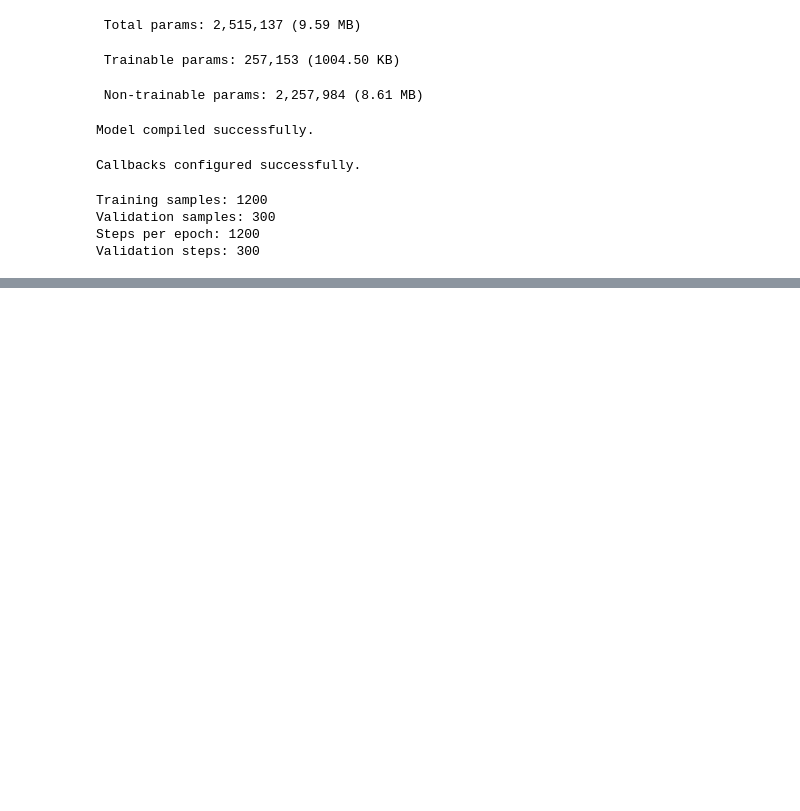
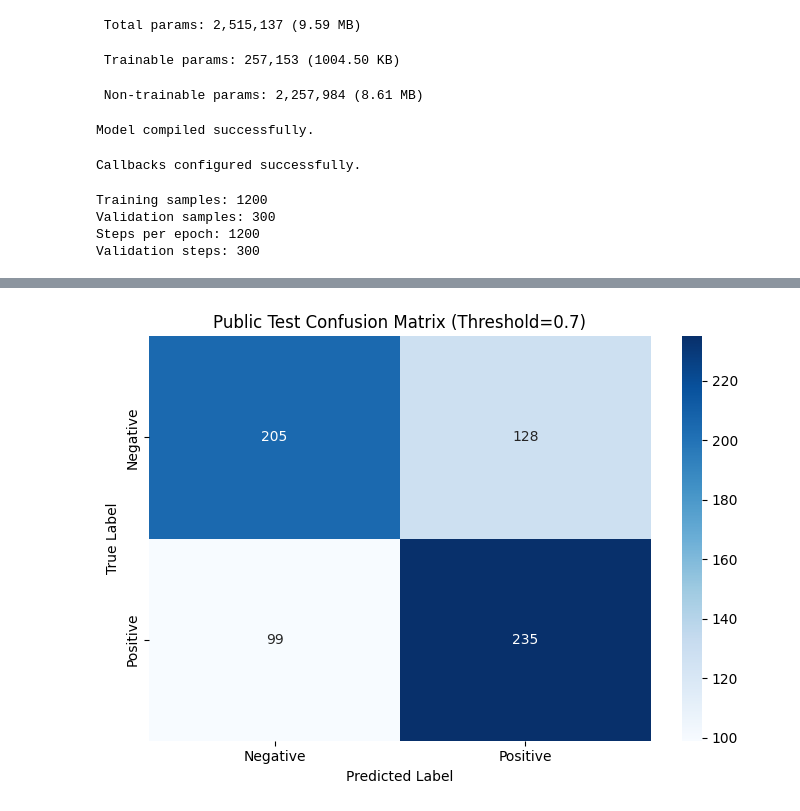
Before and after one commit to Ai-group-09/crash-detection-vision, a Jupyter notebook: advanced_tasks/model_training.ipynb, the cells around one changed output, grey strips where cells are left out. Saved outputs shown, nothing was run; the diff lists cells and outputs as text; code cells hidden in the pictures; blank space fills up the shorter version.

Commit message:
Project completion and fine-tuning of the final model

```diff
--- a/advanced_tasks/model_training.ipynb
+++ b/advanced_tasks/model_training.ipynb
@@ -1030,0 +1061,14 @@ plt.show()
+# %%
+import numpy as np
+
+y_true = public_df["label"].astype(int).to_numpy()
+
+y_pred_prob = np.asarray(y_pred_prob).reshape(-1)
+y_pred = (y_pred_prob >= 0.5).astype(int)
+
+assert len(y_true) == len(y_pred_prob), (
+    f"Mismatch: y_true={len(y_true)}, predictions={len(y_pred_prob)}"
+)
+
+print("Evaluation data prepared successfully.")
+print("Total test samples:", len(y_true))
@@ -1030,0 +1078,77 @@ plt.show()
+# %%
+import numpy as np
+import pandas as pd
+import matplotlib.pyplot as plt
+import seaborn as sns
+
+from sklearn.metrics import (
+    accuracy_score,
+    precision_score,
+    recall_score,
+    f1_score,
+    roc_auc_score,
+    confusion_matrix,
+    classification_report
+)
+
+# Final decision threshold
+THRESHOLD = 0.70
+
+# Ground truth and predictions
+y_true_final = np.asarray(y_true).astype(int)
+y_prob_final = np.asarray(y_pred_prob).reshape(-1)
+y_pred_final = (y_prob_final >= THRESHOLD).astype(int)
+
+# Calculate metrics
+results = {
+    "Threshold": THRESHOLD,
+    "Accuracy": accuracy_score(y_true_final, y_pred_final),
+    "Precision": precision_score(y_true_final, y_pred_final, zero_division=0),
+    "Recall": recall_score(y_true_final, y_pred_final, zero_division=0),
+    "F1-Score": f1_score(y_true_final, y_pred_final, zero_division=0),
+    "ROC-AUC": roc_auc_score(y_true_final, y_prob_final)
+}
+
+print("=" * 55)
+print("FINAL PUBLIC TEST EVALUATION")
+print("=" * 55)
+
+for metric, value in results.items():
+    print(f"{metric}: {value:.4f}")
+
+print("\nClassification Report:")
+print(classification_report(
+    y_true_final,
+    y_pred_final,
+    target_names=["Negative", "Positive"],
+    digits=4,
+    zero_division=0
+))
+
+# Confusion Matrix
+cm = confusion_matrix(y_true_final, y_pred_final)
+
+plt.figure(figsize=(7, 5))
+sns.heatmap(
+    cm,
+    annot=True,
+    fmt="d",
+    cmap="Blues",
+    xticklabels=["Negative", "Positive"],
+    yticklabels=["Negative", "Positive"]
+)
+
+plt.title(f"Public Test Confusion Matrix (Threshold={THRESHOLD})")
+plt.xlabel("Predicted Label")
+plt.ylabel("True Label")
+plt.tight_layout()
+plt.show()
+
+# Save final metrics
+pd.DataFrame([results]).to_csv(
+    "/content/drive/MyDrive/Nexar_Project/final_public_metrics.csv",
+    index=False
+)
+
+print("\nFinal evaluation metrics saved successfully.")
+# %% [output]
@@ -1030,0 +1174 @@ plt.show()
+[figure, added]
```
Also changed, not shown: parts of 40 cells of this notebook.
